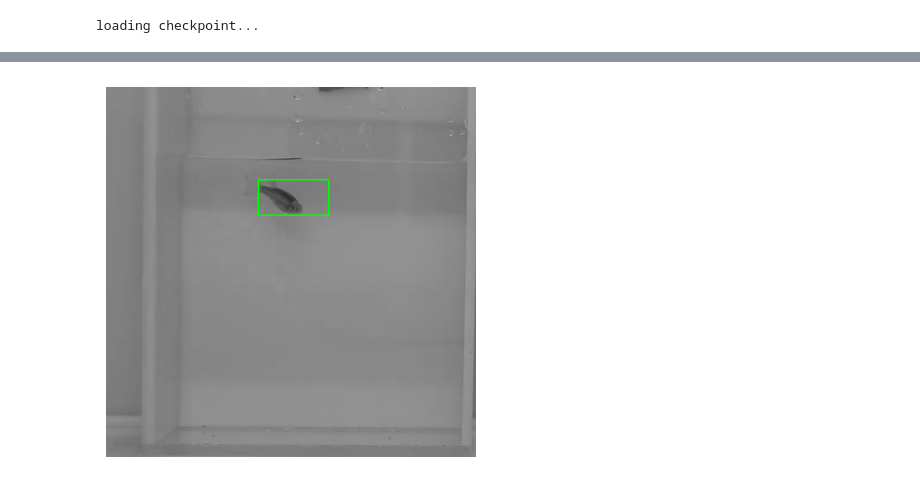
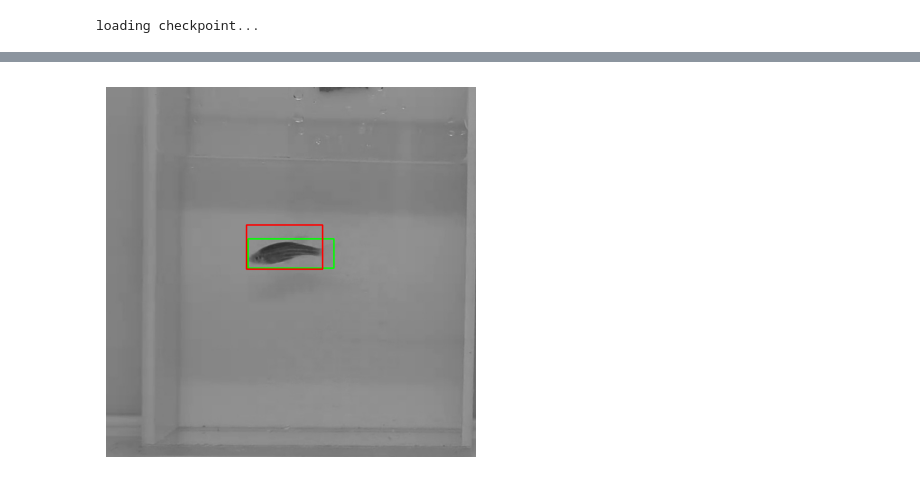
Before and after one commit to Praharsha-Himala/CAMZ, a Jupyter notebook: notebooks/2.0-chp-CNN.ipynb, the cells around one changed output, grey strips where cells are left out. Cells and saved outputs as stored; diff of their text form; code cells hidden in the pictures.

```diff
--- a/notebooks/2.0-chp-CNN.ipynb
+++ b/notebooks/2.0-chp-CNN.ipynb
@@ -236,4 +233,5 @@ visualize_prediction(image_path2, model)
-# %%
-visualize_prediction(image_path3, model)
-# %% [output]
-[figure, removed]
+# %%
+visualize_prediction(image_path2, labels_path=r"E:\DIL\Fish_classification_ViT\data\labels",
+                     model=model)
+# %% [output]
+[figure, added]
```
Also changed, not shown: parts of 3 cells of this notebook.
